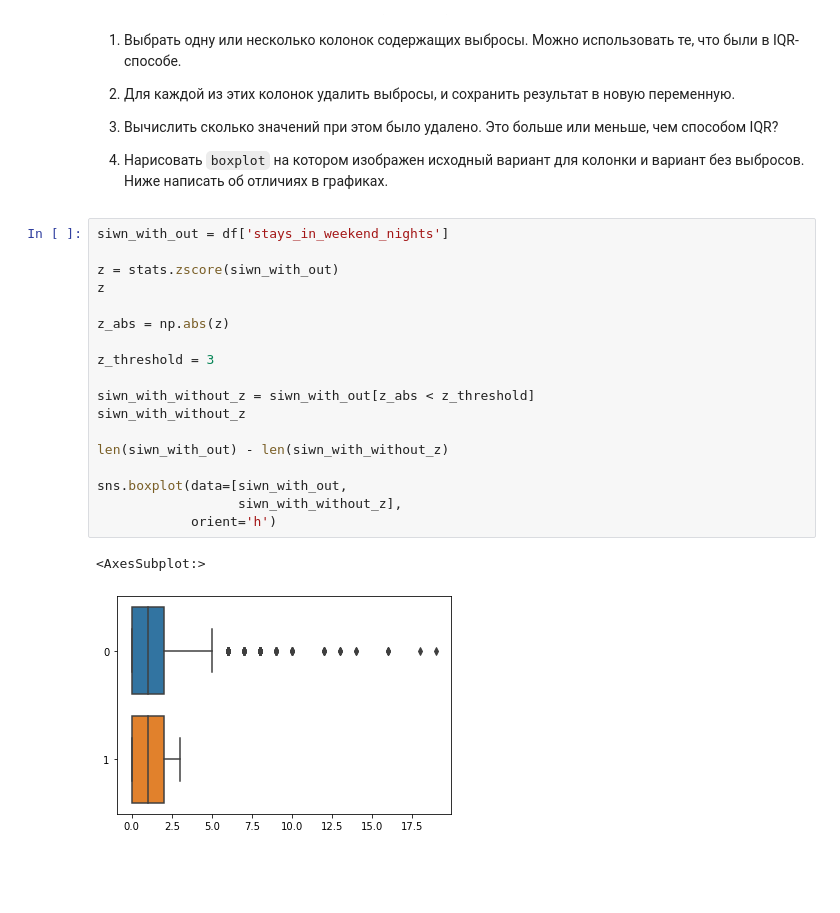
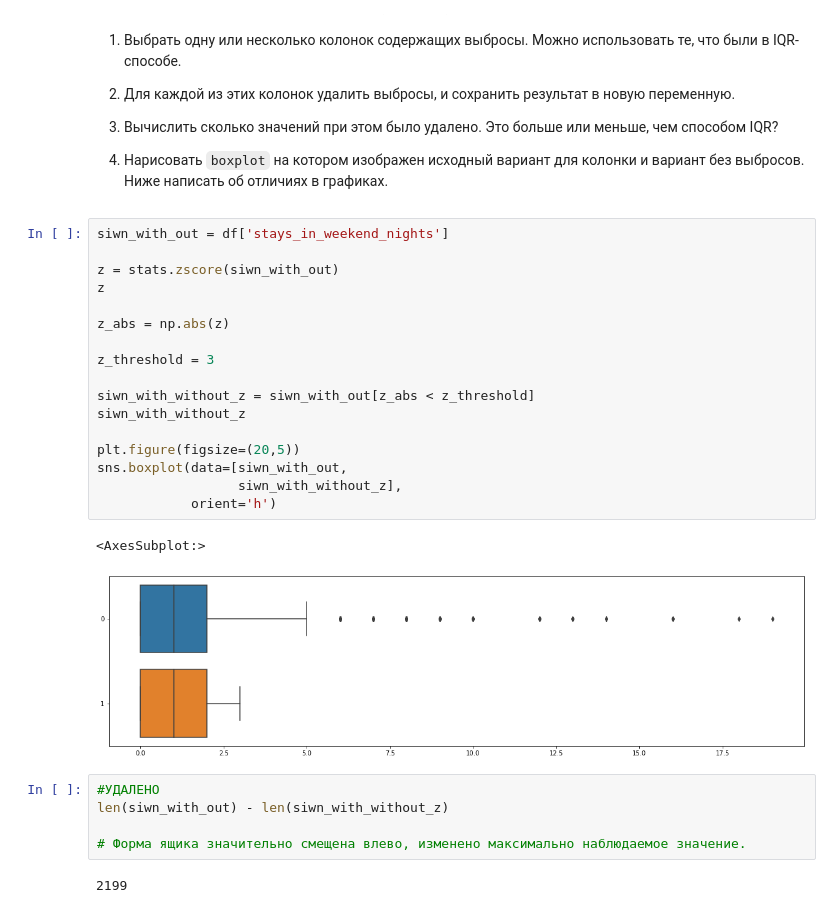
Before and after one commit to high-seeker/DS_HW, a Jupyter notebook: 01_outliers.ipynb, the cells around one changed output. Drawn from its saved outputs; the diff is of its cells as text; blank space fills up the shorter version.

```diff
--- a/01_outliers.ipynb
+++ b/01_outliers.ipynb
@@ -141,21 +149,27 @@ sns.boxplot(data=[siwn_with_out,
 # %%
 siwn_with_out = df['stays_in_weekend_nights']
 
 z = stats.zscore(siwn_with_out)
 z
 
 z_abs = np.abs(z)
 
 z_threshold = 3
 
 siwn_with_without_z = siwn_with_out[z_abs < z_threshold]
 siwn_with_without_z
 
-len(siwn_with_out) - len(siwn_with_without_z)
-
+plt.figure(figsize=(20,5))
 sns.boxplot(data=[siwn_with_out,
                   siwn_with_without_z],
             orient='h')
 # %% [output]
 <AxesSubplot:>
-[figure, old version]
+[figure, new version]
+# %%
+#УДАЛЕНО
+len(siwn_with_out) - len(siwn_with_without_z)
+
+# Форма ящика значительно смещена влево, изменено максимально наблюдаемое значение.
+# %% [output]
+2199
```
Also changed, not shown: parts of 3 cells of this notebook, 1 other file.
